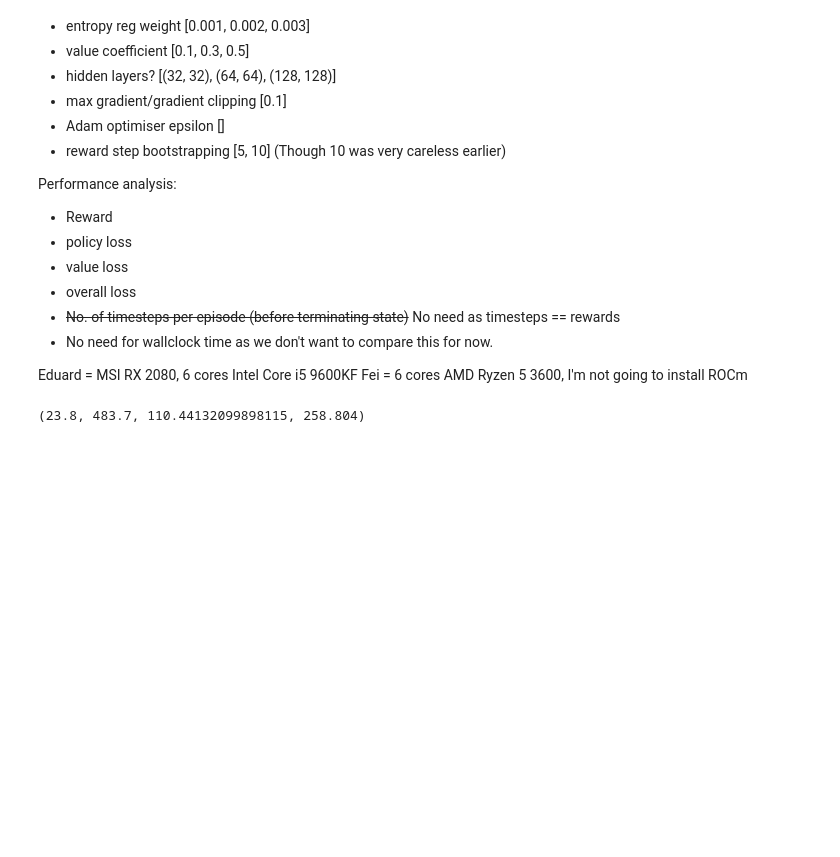
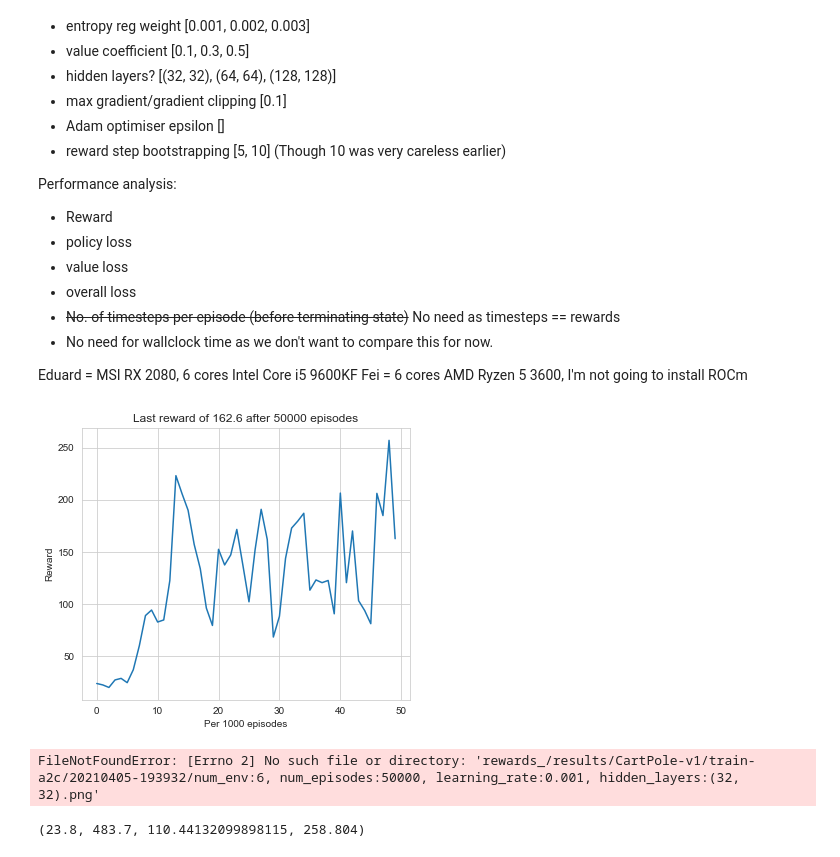
Before and after one commit to feiphoon/inm707-joint-coursework, a Jupyter notebook: src/cartpole/actor_critic_evaluation.ipynb, the cells around one changed output. Saved outputs shown, nothing was run; the diff lists cells and outputs as text; code cells hidden in the pictures; blank space fills up the shorter version.

Commit message:
Amend errors in actor critic evaluation

```diff
--- a/src/cartpole/actor_critic_evaluation.ipynb
+++ b/src/cartpole/actor_critic_evaluation.ipynb
@@ -231,7 +231,7 @@ for num_env in list(NUM_ENV_LIST):
                 # print(stringify_dict(HYPERPARAMETER_LIST))
 
                 HYPERPARAMETERS_STR = stringify_dict(HYPERPARAMETER_LIST)
-                FILE_NAME = f"{HYPERPARAMETERS_STR}"
+                FILE_NAME = f"{HYPERPARAMETERS_STR}".replace("-", ":").replace(" ", "").replace("(", "").replace(")", "")
                 LOG_FILE_NAME = FILE_NAME + ".txt"
                 PLOT_FILE_NAME = FILE_NAME + ".png"
 
@@ -241,7 +241,7 @@ for num_env in list(NUM_ENV_LIST):
                 # Create the vectorized environment
                 envs = SubprocVecEnv([make_env(ENV_NAME, i) for i in range(num_env)])
 
-                model = ActorCritic(num_inputs=NUM_OBSERVATIONS, num_outputs=NUM_ACTIONS, hidden_layer_config=hl.to(device)
+                model = ActorCritic(num_inputs=NUM_OBSERVATIONS, num_outputs=NUM_ACTIONS, hidden_layer_config=hl).to(device)
                 optimiser = optim.Adam(model.parameters(), lr=lr)
 
                 # Set up results logging
@@ -359,8 +359,8 @@ for num_env in list(NUM_ENV_LIST):
 
                 last_reward = (100, experiment_rewards[-1])
                 enumerated_rewards = list(enumerate(experiment_rewards))
-                min_reward = min(enumerated_rewards, key=itemgetter(1)
-                max_reward = max(enumerated_rewards, key=itemgetter(1)
+                min_reward = min(enumerated_rewards, key=itemgetter(1))
+                max_reward = max(enumerated_rewards, key=itemgetter(1))
 
                 plt.annotate(f"Last {last_reward[1]}", last_reward)
                 plt.annotate(f"Min {min_reward[1]}", min_reward)
@@ -377,8 +377,8 @@ for num_env in list(NUM_ENV_LIST):
 
                 last_reward_var = (100, experiment_rewards_var[-1])
                 enumerated_rewards_var = list(enumerate(experiment_rewards_var))
-                min_reward_var = min(enumerated_rewards_var, key=itemgetter(1)
-                max_reward_var = max(enumerated_rewards_var, key=itemgetter(1)
+                min_reward_var = min(enumerated_rewards_var, key=itemgetter(1))
+                max_reward_var = max(enumerated_rewards_var, key=itemgetter(1))
 
                 plt.annotate(f"Last {last_reward_var[1]}", last_reward_var)
                 plt.annotate(f"Min {min_reward_var[1]}", min_reward_var)
@@ -398,33 +398,36 @@ for num_env in list(NUM_ENV_LIST):
 
 
                 # Plot critic loss
                 experiment_critic_loss_list = [loss.item() for loss in experiment_critic_loss]
                 sns.lineplot(data=experiment_critic_loss_list);
                 plt.title(f"A2C agent last critic loss of {experiment_critic_loss_list[-1]} after {num_episodes} episodes")
                 plt.xlabel("Updates");
                 plt.ylabel("Critic Loss");
                 plt.savefig(os.path.join("critic_loss_", OUTPUT_PATH, PLOT_FILE_NAME), dpi=300, bbox_inches="tight");
                 plt.show();
 
 
                 # Plot overall loss
                 experiment_overall_loss_list = [loss.item() for loss in experiment_overall_loss]
                 sns.lineplot(data=experiment_overall_loss_list);
                 plt.title(f"A2C agent last overall loss of {experiment_overall_loss_list[-1]} after {num_episodes} episodes")
                 plt.xlabel("Updates");
                 plt.ylabel("Overall Loss");
                 plt.savefig(os.path.join("overall_loss_", OUTPUT_PATH, PLOT_FILE_NAME), dpi=300, bbox_inches="tight");
                 plt.show();
 
 
                 # Plot entropy loss
                 experiment_entropy_loss_list = [loss.item() for loss in experiment_entropy_loss]
                 sns.lineplot(data=experiment_entropy_loss_list);
                 plt.title(f"Last entropy loss of {experiment_entropy_loss_list[-1]} after {num_episodes} episodes")
                 plt.xlabel("Updates");
                 plt.ylabel("Entropy Loss");
                 plt.savefig(os.path.join("entropy_loss_", OUTPUT_PATH, PLOT_FILE_NAME), dpi=300, bbox_inches="tight");
                 plt.show();
+# %% [output]
+[figure, added]
+FileNotFoundError: [Errno 2] No such file or directory: 'rewards_/results/CartPole-v1/train-a2c/20210405-193932/num_env:6, num_episodes:50000, learning_rate:0.001, hidden_layers:(32, 32).png'
 # %%
 min(experiment_rewards), max(experiment_rewards), np.std(experiment_rewards), np.mean(experiment_rewards)
 # VALUE_LOSS_COEFFICIENT = 0.1
```
